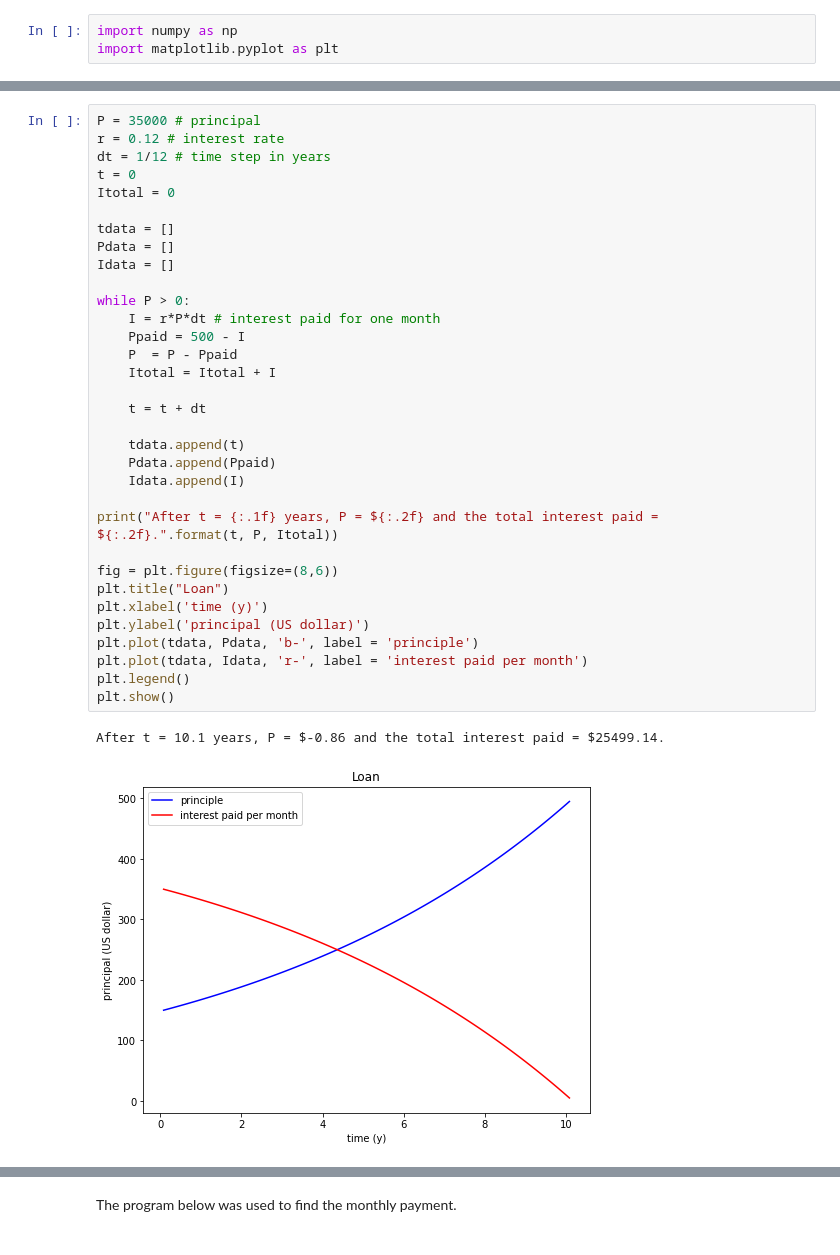
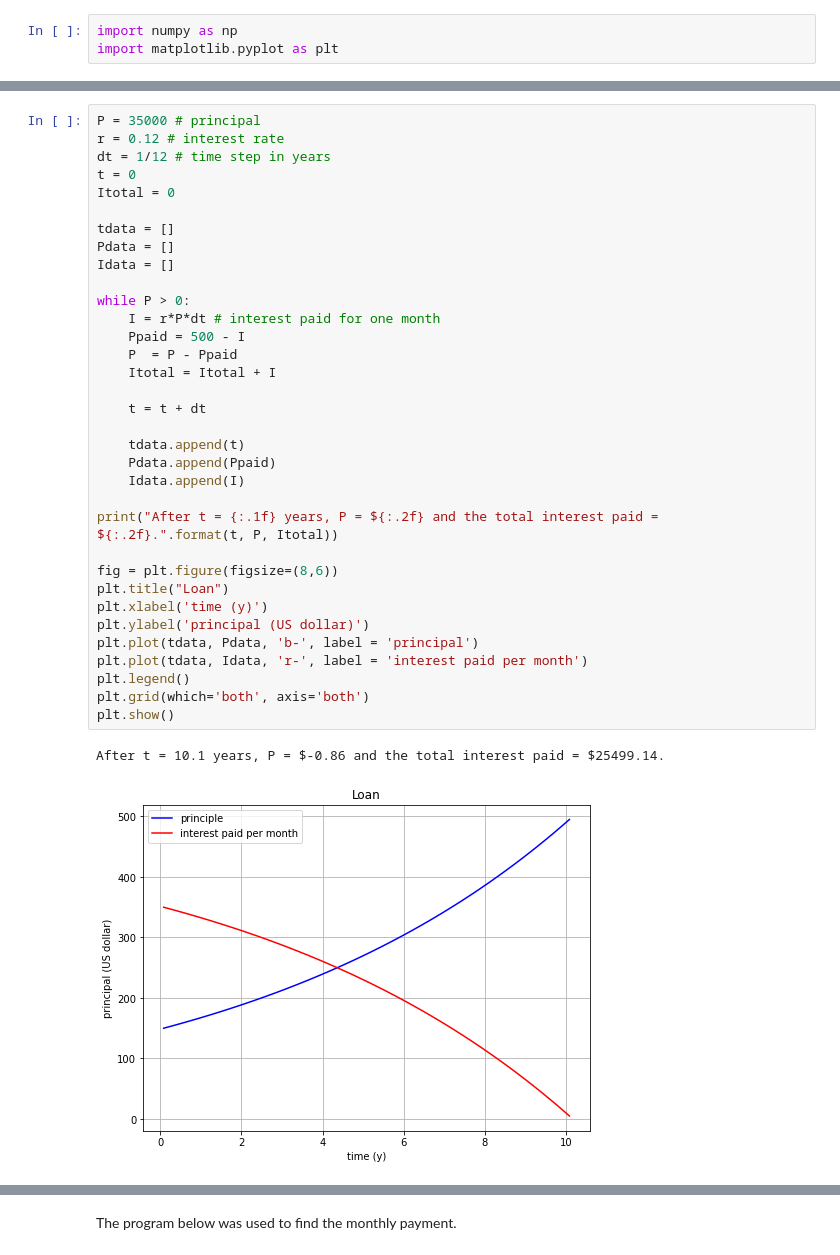
Before and after one commit to atitus/STLinSTL, a Jupyter notebook: workshop1/03-applications/02-finance.ipynb, the cells around one changed output, grey strips where cells are left out. Saved outputs shown, nothing was run; the diff lists cells and outputs as text.

```diff
--- a/workshop1/03-applications/02-finance.ipynb
+++ b/workshop1/03-applications/02-finance.ipynb
@@ -16,35 +16,36 @@ dt = 1/12 # time step in years
 t = 0
 Itotal = 0
 
 tdata = []
 Pdata = []
 Idata = []
 
 while P > 0:
     I = r*P*dt # interest paid for one month
     Ppaid = 500 - I
     P  = P - Ppaid
     Itotal = Itotal + I
 
     t = t + dt
 
     tdata.append(t)
     Pdata.append(Ppaid)
     Idata.append(I)
 
 print("After t = {:.1f} years, P = ${:.2f} and the total interest paid = ${:.2f}.".format(t, P, Itotal))
 
 fig = plt.figure(figsize=(8,6))
 plt.title("Loan")
 plt.xlabel('time (y)')
 plt.ylabel('principal (US dollar)')
-plt.plot(tdata, Pdata, 'b-', label = 'principle')
+plt.plot(tdata, Pdata, 'b-', label = 'principal')
 plt.plot(tdata, Idata, 'r-', label = 'interest paid per month')
 plt.legend()
+plt.grid(which='both', axis='both')
 plt.show()
 # %% [output]
 After t = 10.1 years, P = $-0.86 and the total interest paid = $25499.14.
-[figure, old version]
+[figure, new version]
 # %% [markdown]
 # Exercise 2
 
```
Also changed, not shown: parts of 6 cells of this notebook, 7 other files.
